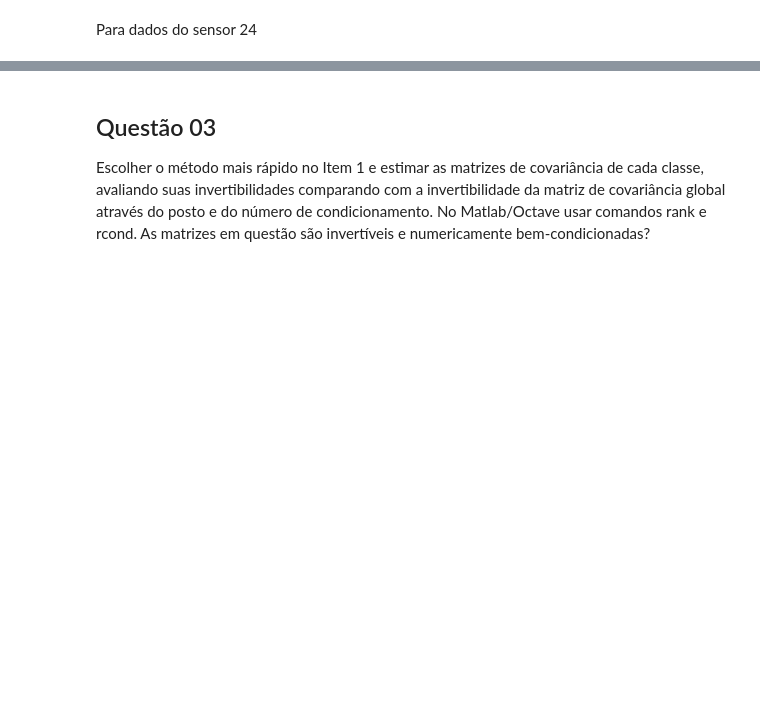
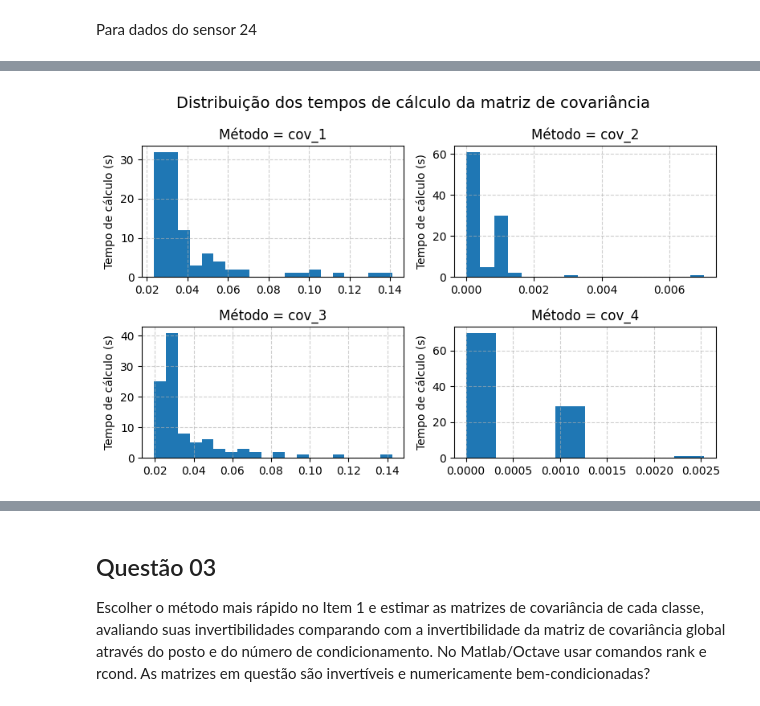
Before and after one commit to LuisFelipeCSouza/reconhecimento-de-padroes, a Jupyter notebook: trabalho-2/main.ipynb, the cells around one changed output, grey strips where cells are left out. Saved outputs shown, nothing was run; the diff lists cells and outputs as text; code cells hidden in the pictures; blank space fills up the shorter version.

```diff
--- a/trabalho-2/main.ipynb
+++ b/trabalho-2/main.ipynb
@@ -229,3 +229,7 @@ cov_4: Média = 0.000075 s | Desvio-Padrão = 0.000278 s
+# %%
+plot_hist(times_24, "sensor_24")
+# %% [output]
+[figure, added]
 # %%
 plot_violin_hist(times_24, "sensor_24")
 # %% [output]
```
Also changed, not shown: parts of 12 cells of this notebook, 3 other files.
